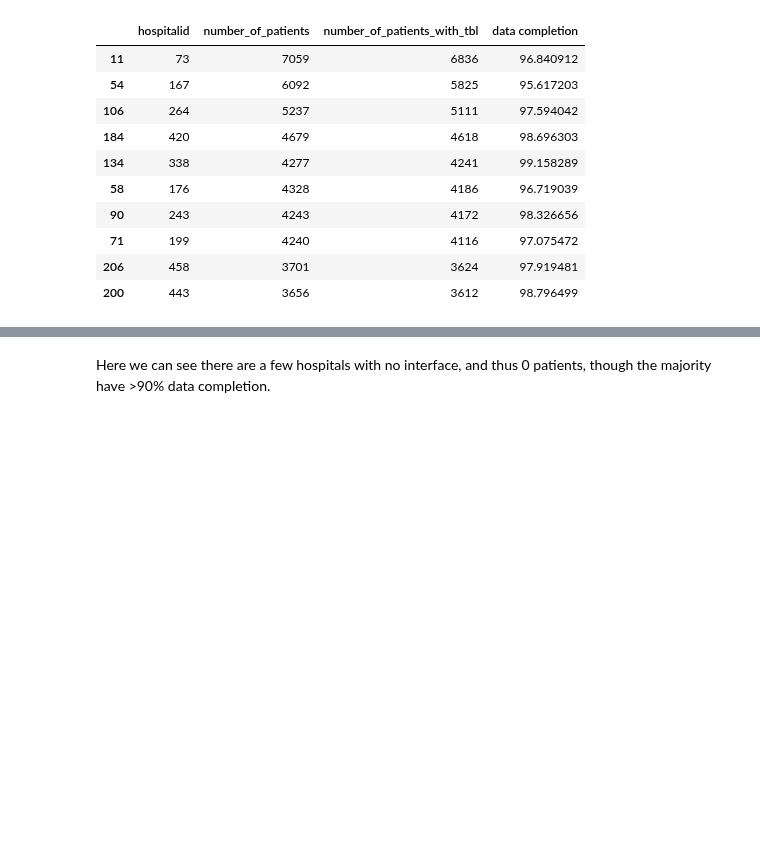
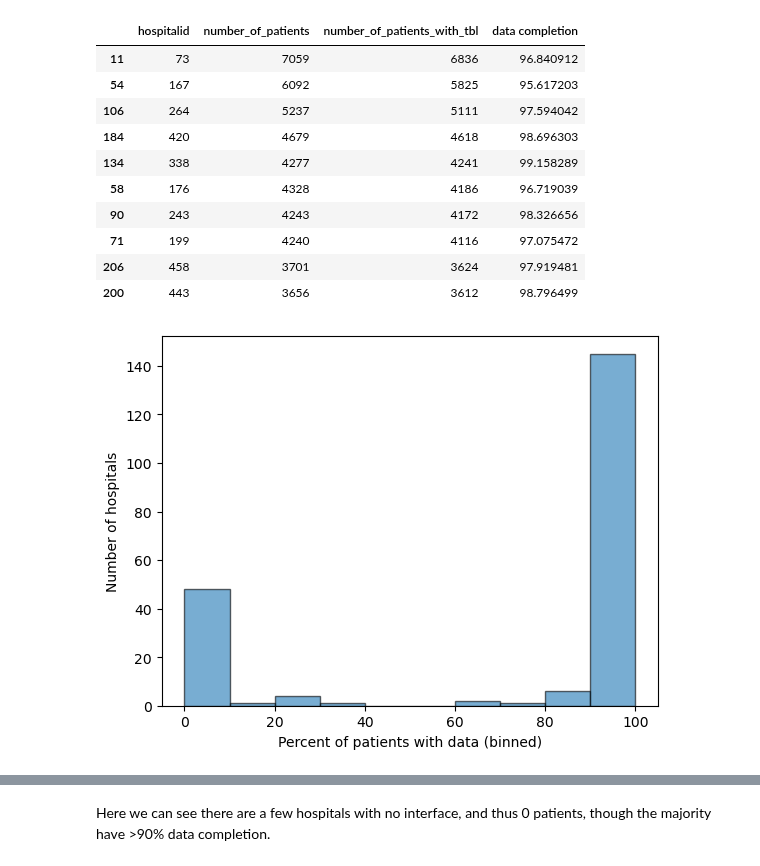
Before and after one commit to joy628/master-project, a Jupyter notebook: notebooks/medication.ipynb, the cells around one changed output, grey strips where cells are left out. Drawn from its saved outputs; the diff is of its cells as text; code cells hidden in the pictures; blank space fills up the shorter version.

```diff
--- a/notebooks/medication.ipynb
+++ b/notebooks/medication.ipynb
@@ -305,6 +295,18 @@ df.head(n=10)
 | 71 | 199 | 4240 | 4116 | 97.075472 |
 | 206 | 458 | 3701 | 3624 | 97.919481 |
 | 200 | 443 | 3656 | 3612 | 98.796499 |
+# %%
+bins = [0, 10, 20, 30, 40, 50, 60, 70, 80, 90, 100]
+plt.hist(df['data completion'], bins=bins, alpha=0.6, label='data completion', stacked=False, edgecolor='black')
+
+# Set axis labels and title
+plt.xlabel('Percent of patients with data (binned)')
+plt.ylabel('Number of hospitals')
+
+# Display the plot
+plt.show()
+# %% [output]
+[figure, added]
 # %%
 df[['data completion']].vgplot.hist(bins=10,
                                     var_name='Number of hospitals',
```
Also changed, not shown: parts of 8 cells of this notebook, 11 other files.
